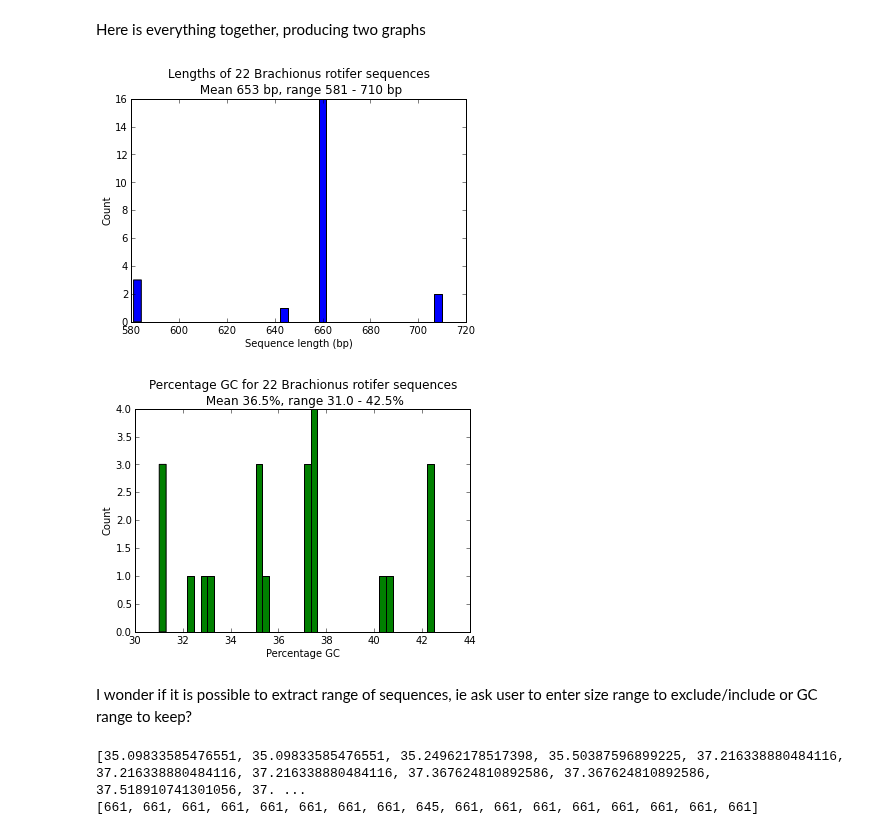
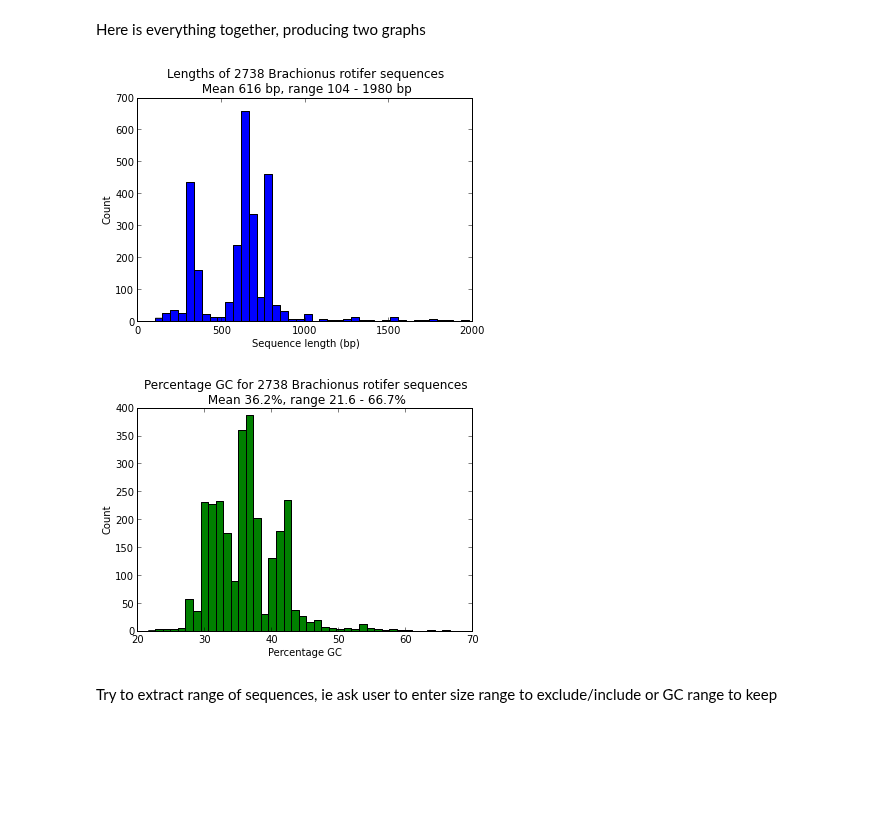
Before and after one commit to HullUni-bioinformatics/ReproPhylo, a Jupyter notebook: SeqLength_EDA.ipynb, the cells around one changed output. Drawn from its saved outputs; the diff is of its cells as text; code cells hidden in the pictures; blank space fills up the shorter version.

```diff
--- a/SeqLength_EDA.ipynb
+++ b/SeqLength_EDA.ipynb
@@ -60,41 +55,29 @@ Here is everything together, producing two graphs
 # %%
 #this modified from BioPython tutorial
 from Bio import SeqIO
-sizes = [len(rec) for rec in SeqIO.parse("data/22_rotifer_COI_seqs.fas", "fasta")]
+sizes = [len(rec) for rec in SeqIO.parse("data/brachionus2k.fasta", "fasta")]
 
 #not specifying color also gives blue
 hist(sizes, bins=40, color='blue')
 title("Lengths of %i Brachionus rotifer sequences\n Mean %i bp, range %i - %i bp" % (len(sizes), mean(sizes), min(sizes), max(sizes)))
 xlabel("Sequence length (bp)")
 ylabel("Count")
 show()
 
 #this from BioPython tutorial
 from Bio import SeqIO
 from Bio.SeqUtils import GC
 
-gc_values = sorted(GC(rec.seq) for rec in SeqIO.parse("data/22_rotifer_COI_seqs.fas", "fasta"))
+gc_values = sorted(GC(rec.seq) for rec in SeqIO.parse("data/brachionus2k.fasta", "fasta"))
 
 #this put together by me
 hist(gc_values, bins=40, color='green')
 title("Percentage GC for %i Brachionus rotifer sequences\n Mean %0.1f%%, range %0.1f - %0.1f%%" % (len(gc_values), mean(gc_values), min(gc_values), max(gc_values)))
 xlabel("Percentage GC")
 ylabel("Count")
 show()
 # %% [output]
-[figure, old version]
+[figure, new version]
-[figure, old version]
+[figure, new version]
 # %% [markdown]
-I wonder if it is possible to extract range of sequences, ie ask user to enter size range to exclude/include or GC range to keep?
+Try to extract range of sequences, ie ask user to enter size range to exclude/include or GC range to keep
-# %%
-# SPM: Extract a subset of sequences as follows
-gc_subset = [val for val in gc_values if val >= 35 and val <= 40]
-print gc_subset
-
-print
-
-len_subset = [val for val in sizes if val >= 600 and val <= 700]
-print len_subset
-# %% [output]
-[35.09833585476551, 35.09833585476551, 35.24962178517398, 35.50387596899225, 37.216338880484116, 37.216338880484116, 37.216338880484116, 37.367624810892586, 37.367624810892586, 37.518910741301056, 37. ...
-[661, 661, 661, 661, 661, 661, 661, 661, 645, 661, 661, 661, 661, 661, 661, 661, 661]
```
Also changed, not shown: parts of 6 cells of this notebook.
